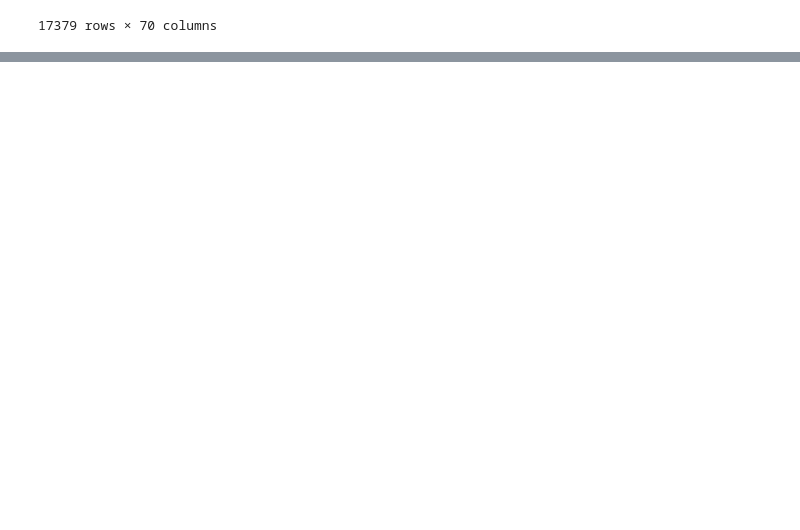
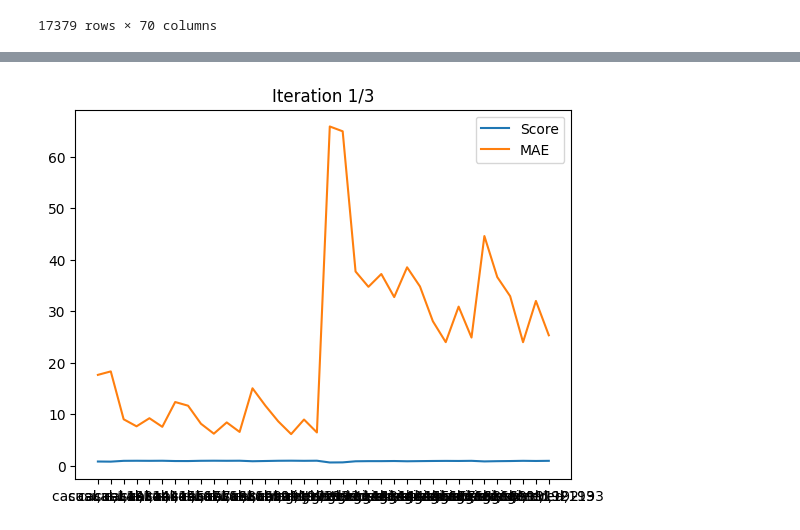
Before and after one commit to francescobraicovich/bike_sharing_demand, a Jupyter notebook: src/data/process_data.ipynb, the cells around one changed output, grey strips where cells are left out. Cells and saved outputs as stored; diff of their text form; code cells hidden in the pictures; blank space fills up the shorter version.

```diff
--- a/src/data/process_data.ipynb
+++ b/src/data/process_data.ipynb
@@ -392,0 +261,14 @@ def create_pipeline(data, feature):
+# %%
+def pipeline(data, feature, max_iter):
+    data = drop_columns(data)
+    X_train, X_test, y_train, y_test, X_pred = create_train_test_data(data, feature)
+    pipeline = create_and_fit_pipeline(X_train, y_train, max_iter)
+    mae, mse, score = evaluate_pipeline(pipeline, X_test, y_test)
+
+    # Print the results on the same line
+    print(f'MAE: {mae}, MSE: {mse}, Score: {score}')
+
+    # Predict the missing values
+    y_pred = pipeline.predict(X_pred)
+
+    return y_pred, mae, mse, score
@@ -392,0 +294,72 @@ def create_pipeline(data, feature):
+# %%
+def stochastic_fill(data, columns_to_fill, columns_full, iterations, max_iter=1000):
+
+    # Store original data
+    original_data = data
+
+    # Convert columns_to_fill to a mutable data structure
+    columns_to_fill = np.array(columns_to_fill)
+
+    # Store original order in a dictionary
+    original_order = {columns_to_fill[i]: i for i in range(len(columns_to_fill))}
+
+
+
+    # Store predictions in a np array in 3 dimensions
+    predictions = np.zeros((len(data), len(columns_to_fill), iterations))
+
+    # Store masks of missing data in a np array in 2 dimensions
+    masks = data[columns_to_fill].isnull().values
+
+    for i in range(iterations):
+        print(f'Iteration {i+1}/{iterations}')
+
+        data = original_data.copy()
+
+        # Take the order of the columns to fill
+        columns_order = orders_to_fill[i]
+
+        maes = np.zeros(len(columns_to_fill))
+        mses = np.zeros(len(columns_to_fill))
+        scores = np.zeros(len(columns_to_fill))
+
+        for feature in columns_to_fill:
+            columns = list(columns_full) + [feature]
+            mask = data[feature].isnull()
+
+            y_pred, mae, mse, score = pipeline(data[columns], feature, max_iter)
+
+            # Save the maes, mses and scores
+            maes[original_order[feature]] = mae
+            mses[original_order[feature]] = mse
+            scores[original_order[feature]] = score
+
+            # Fill the missing values
+            data.loc[mask, feature] = y_pred
+
+            # Add the feature to the columns_full
+            columns_full = np.append(columns_full, feature)
+
+            # Store the predictions
+            predictions[:, original_order[feature], i] = data[feature]
+
+        # plot scores, maes and mses for iteration i using seaborn as lineplot
+        sns.lineplot(x=columns_to_fill, y=scores, label='Score')
+        sns.lineplot(x=columns_to_fill, y=maes, label='MAE')
+        plt.legend()
+        plt.title(f'Iteration {i+1}/{iterations}')
+        plt.show()
+
+    # Take average value of the predictions for each feature
+    predictions = np.mean(predictions, axis=2)
+
+    # substitute the values in the original data
+    data[columns_to_fill] = predictions
+
+    return data
+
+# Fill missing values
+iterations = 3
+max_iter = 2000
+final_data = stochastic_fill(data, columns_to_fill, columns_full, iterations, max_iter)
+# %% [output]
@@ -392,0 +383 @@ def create_pipeline(data, feature):
+[figure, added]
```
Also changed, not shown: parts of 15 cells of this notebook.
